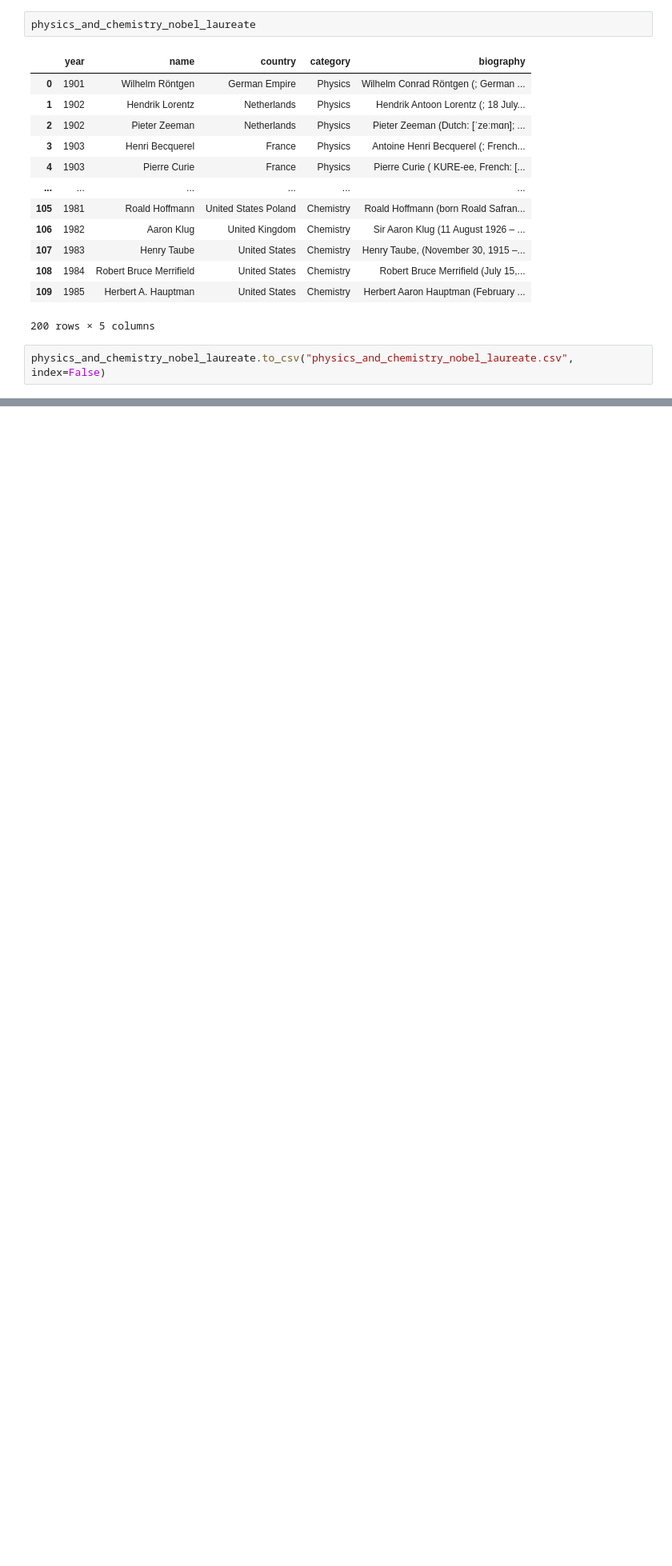
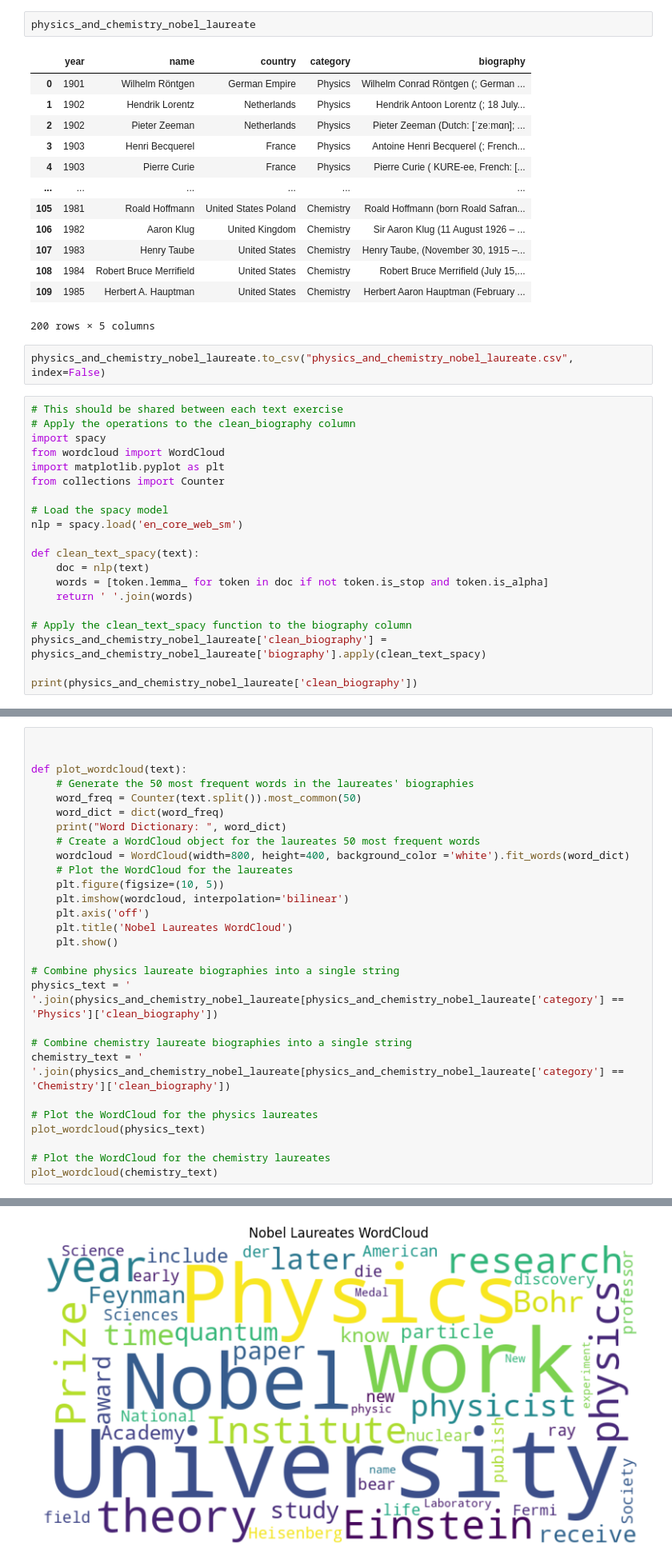
Before and after one commit to alberto-lorente/stir-fried-data, a Jupyter notebook: Notebook.ipynb, the cells around one changed output, grey strips where cells are left out. Shown at 80% size. Cells and saved outputs as stored; diff of their text form; blank space fills up the shorter version.

Commit message:
adds word cloud of 50 most frequent words

```diff
--- a/Notebook.ipynb
+++ b/Notebook.ipynb
@@ -205,3 +188,23 @@ physics_and_chemistry_nobel_laureate
 200 rows × 5 columns
 # %%
 physics_and_chemistry_nobel_laureate.to_csv("physics_and_chemistry_nobel_laureate.csv", index=False)
+# %%
+# This should be shared between each text exercise
+# Apply the operations to the clean_biography column
+import spacy
+from wordcloud import WordCloud
+import matplotlib.pyplot as plt
+from collections import Counter
+
+# Load the spacy model
+nlp = spacy.load('en_core_web_sm')
+
+def clean_text_spacy(text):
+    doc = nlp(text)
+    words = [token.lemma_ for token in doc if not token.is_stop and token.is_alpha]
+    return ' '.join(words)
+
+# Apply the clean_text_spacy function to the biography column
+physics_and_chemistry_nobel_laureate['clean_biography'] = physics_and_chemistry_nobel_laureate['biography'].apply(clean_text_spacy)
+
+print(physics_and_chemistry_nobel_laureate['clean_biography'])
@@ -207,0 +224,29 @@ physics_and_chemistry_nobel_laureate.to_csv("physics_and_chemistry_nobel_laureat
+# %%
+
+
+def plot_wordcloud(text):
+    # Generate the 50 most frequent words in the laureates' biographies
+    word_freq = Counter(text.split()).most_common(50)
+    word_dict = dict(word_freq)
+    print("Word Dictionary: ", word_dict)
+    # Create a WordCloud object for the laureates 50 most frequent words
+    wordcloud = WordCloud(width=800, height=400, background_color ='white').fit_words(word_dict)
+    # Plot the WordCloud for the laureates
+    plt.figure(figsize=(10, 5))
+    plt.imshow(wordcloud, interpolation='bilinear')
+    plt.axis('off')
+    plt.title('Nobel Laureates WordCloud')
+    plt.show()
+
+# Combine physics laureate biographies into a single string
+physics_text = ' '.join(physics_and_chemistry_nobel_laureate[physics_and_chemistry_nobel_laureate['category'] == 'Physics']['clean_biography'])
+
+# Combine chemistry laureate biographies into a single string
+chemistry_text = ' '.join(physics_and_chemistry_nobel_laureate[physics_and_chemistry_nobel_laureate['category'] == 'Chemistry']['clean_biography'])
+
+# Plot the WordCloud for the physics laureates
+plot_wordcloud(physics_text)
+
+# Plot the WordCloud for the chemistry laureates
+plot_wordcloud(chemistry_text)
+# %% [output]
@@ -207,0 +254 @@ physics_and_chemistry_nobel_laureate.to_csv("physics_and_chemistry_nobel_laureat
+[figure, added]
```
Also changed, not shown: parts of 4 cells of this notebook, 7 other files.
